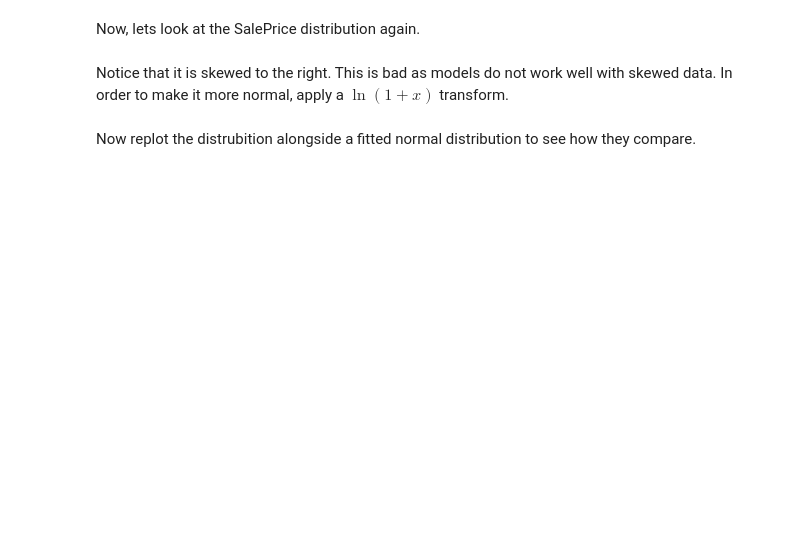
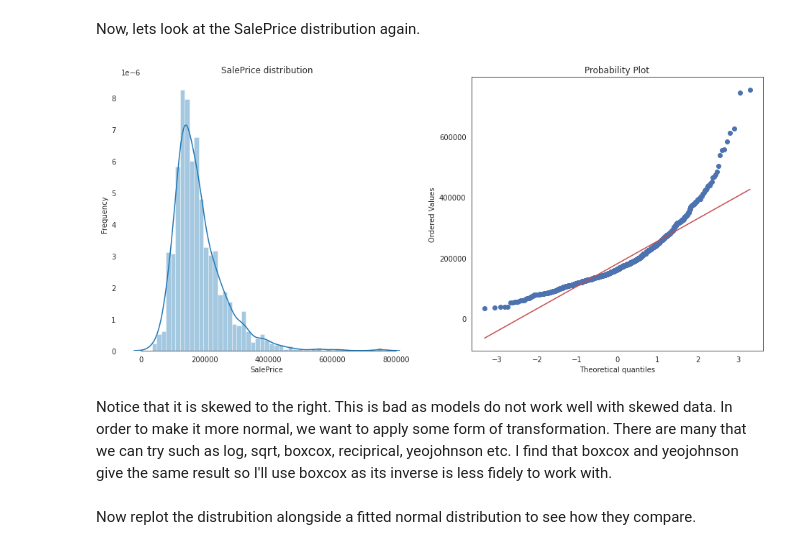
Before and after one commit to C-Kitching/Kaggle, a Jupyter notebook: house-prices-advanced-regression - current kernal.ipynb, the cells around one changed output. Saved outputs shown, nothing was run; the diff lists cells and outputs as text; code cells hidden in the pictures; blank space fills up the shorter version.

Commit message:
Kaggle Notebook | House Prices Advanced Regression | Version 32

```diff
--- a/house-prices-advanced-regression - current kernal.ipynb
+++ b/house-prices-advanced-regression - current kernal.ipynb
@@ -220,15 +252,25 @@ Now, lets look at the SalePrice distribution again.
 # %%
 sns.set_style("white")
 sns.set_color_codes(palette = 'deep')
-figure, ax = plt.subplots(figsize = (8, 7))
+figure = plt.subplots(figsize = (16, 7))
+
+# histogram
+plt.subplot(1, 2, 1)
 sns.distplot(train["SalePrice"])
-ax.set(ylabel = "Frequency")
-ax.set(xlabel = "SalePrice")
-ax.set(title = "SalePrice distribution")
+plt.ylabel("Frequency")
+plt.xlabel(xlabel = "SalePrice")
+plt.title("SalePrice distribution")
 sns.despine(trim = True, left = True)  # remove left border from plot
+
+# probability plot
+plt.subplot(1, 2, 2)
+stats.probplot(train["SalePrice"], dist="norm", plot=plt)
+
 plt.show()
+# %% [output]
+[figure, added]
 # %% [markdown]
-Notice that it is skewed to the right. This is bad as models do not work well with skewed data. In order to make it more normal, apply a $\ln({1+x})$ transform.
+Notice that it is skewed to the right. This is bad as models do not work well with skewed data. In order to make it more normal, we want to apply some form of transformation. There are many that we can try such as log, sqrt, boxcox, reciprical, yeojohnson etc. I find that boxcox and yeojohnson give the same result so I'll use boxcox as its inverse is less fidely to work with.
 # %%
 def transform_target(X):
     """
```
Also changed, not shown: parts of 56 cells of this notebook.
